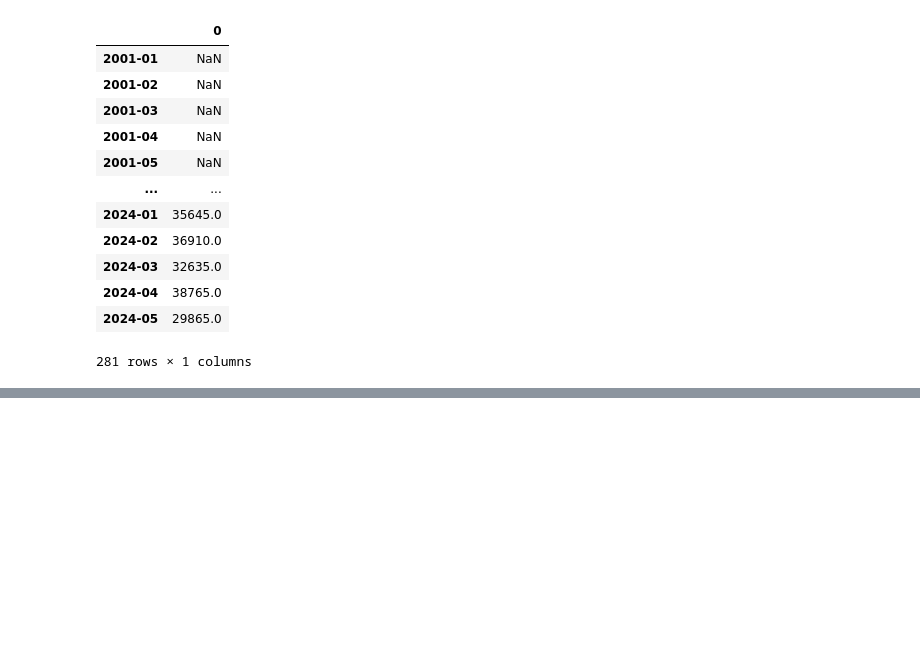
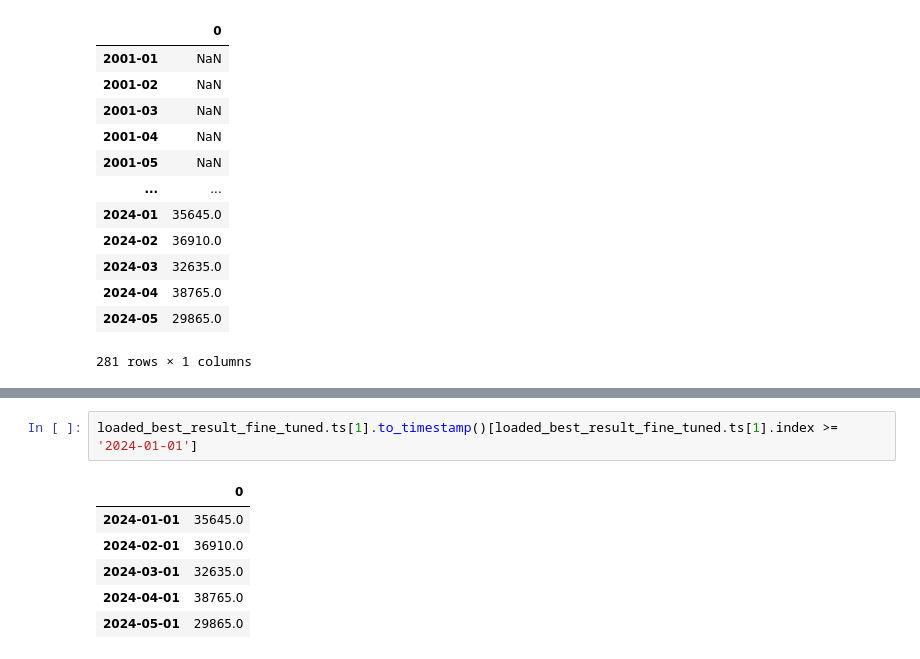
Before and after one commit to Azizkhaled/forcasting-labour-indicators, a Jupyter notebook: playground.ipynb, the cells around one changed output, grey strips where cells are left out. Saved outputs shown, nothing was run; the diff lists cells and outputs as text; blank space fills up the shorter version.

```diff
--- a/playground.ipynb
+++ b/playground.ipynb
@@ -113,0 +354,9 @@ result.ts[1]
+# %%
+loaded_best_result_fine_tuned.ts[1].to_timestamp()[loaded_best_result_fine_tuned.ts[1].index >= '2024-01-01']
+# %% [output]
+|  | 0 |
+| 2024-01-01 | 35645.0 |
+| 2024-02-01 | 36910.0 |
+| 2024-03-01 | 32635.0 |
+| 2024-04-01 | 38765.0 |
+| 2024-05-01 | 29865.0 |
```
Also changed, not shown: parts of 7 cells of this notebook, 1 other file.
